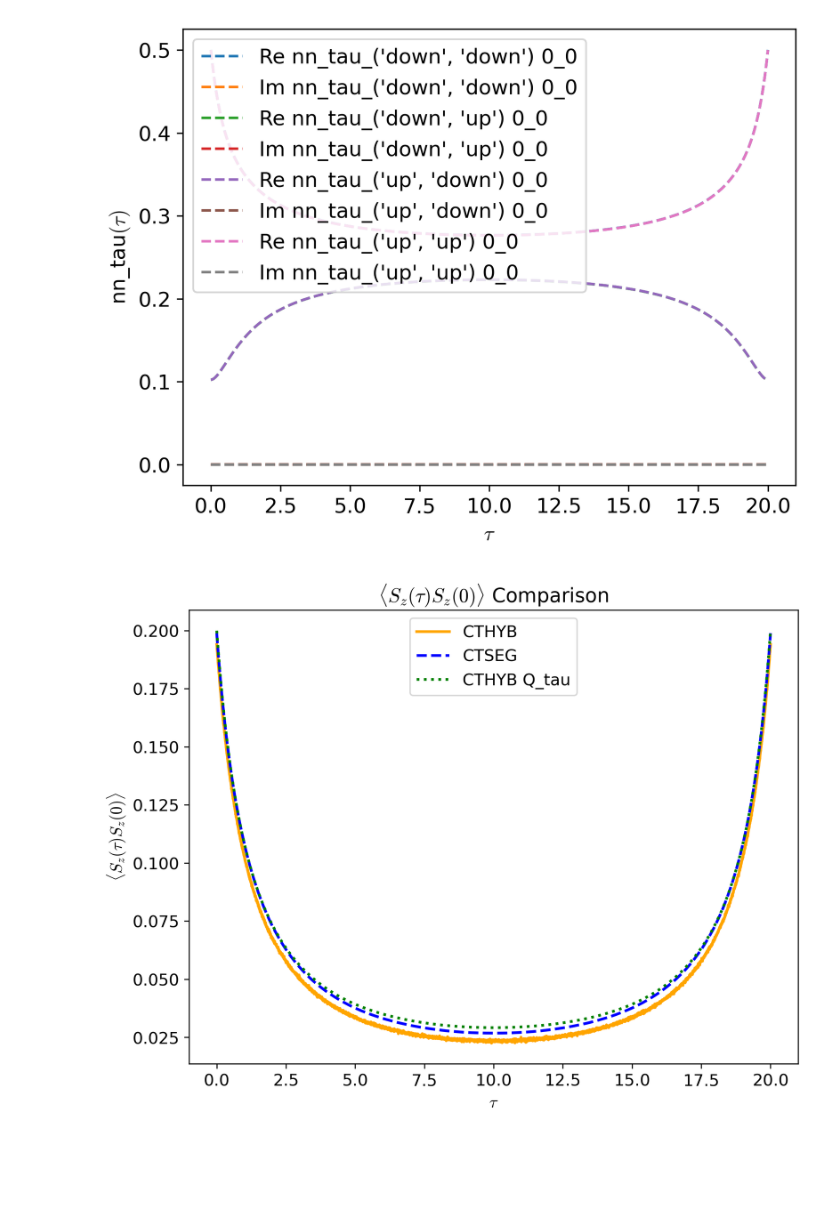
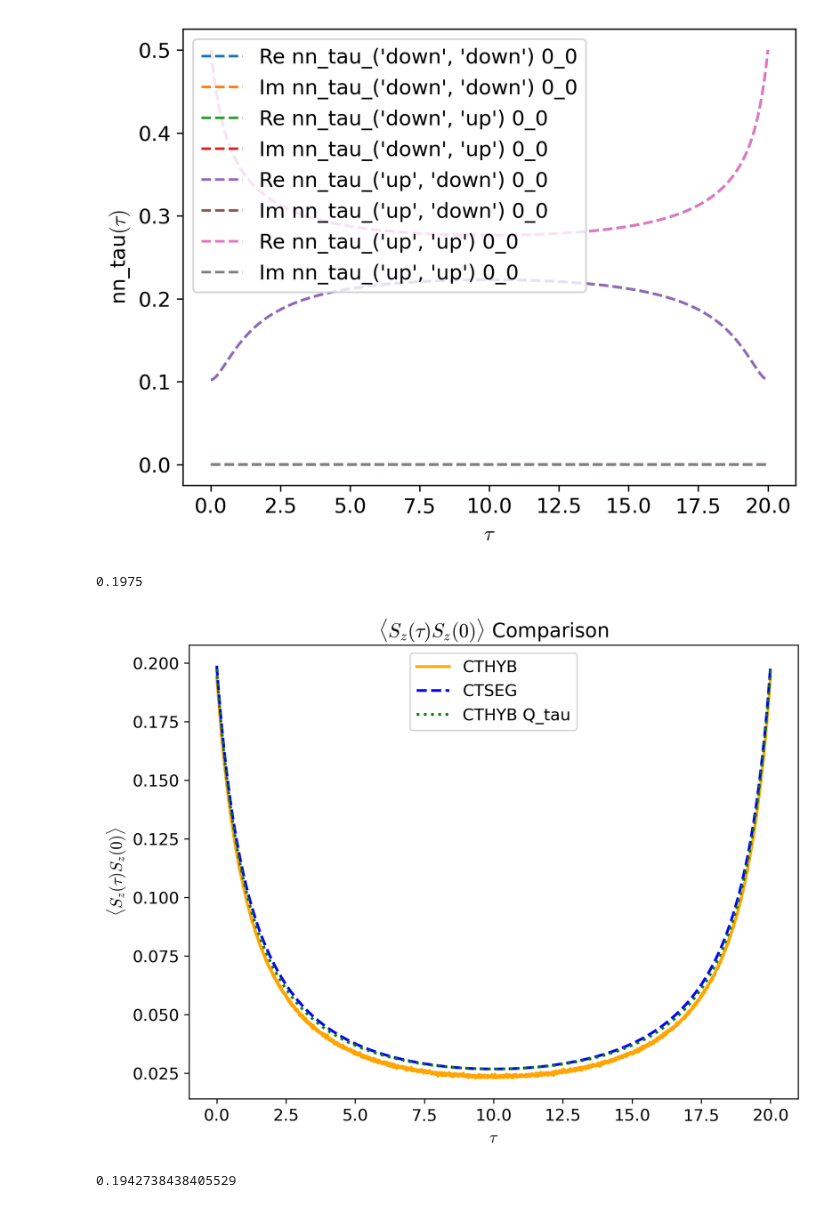
Before and after one commit to andrewkhardy/cthyb, a Jupyter notebook: benchmark/dynamic_int/CTHYB_Benchmarking_Minimal.ipynb, the cells around one changed output. Saved outputs shown, nothing was run; the diff lists cells and outputs as text; code cells hidden in the pictures; blank space fills up the shorter version.

```diff
--- a/benchmark/dynamic_int/CTHYB_Benchmarking_Minimal.ipynb
+++ b/benchmark/dynamic_int/CTHYB_Benchmarking_Minimal.ipynb
@@ -30,6 +30,7 @@ with HDFArchive(f_cthyb, "r") as A:
     K_n = A["K_n"]
     Q_tau = A["Q_tau"]
     average_sign = A["average_sign"]
+    offset = A["SzSz_offset"]
 with HDFArchive(f_ctseg, "r") as A:
     G_tau_seg = A["G_tau"]
     nn_seg = A["nn_tau"]
@@ -88,26 +89,34 @@ legend = plt.legend()
 plt.show()
 # %% [output]
 [figure]
+# %%
+0.25*(0.5+0.5 - 2*0.105)
+# %% [output]
+0.1975
 # %%
 SzSz_seg = 0.25 * (nn_seg['up', 'up'].data[:, 0, 0].real
                  + nn_seg['down', 'down'].data[:, 0, 0].real
                  - nn_seg['up', 'down'].data[:, 0, 0].real
                  - nn_seg['down', 'up'].data[:, 0, 0].real)
 SzSz_tau = 0.25*(Q_tau['up', 'up'].data[:, 0, 0].real + Q_tau['down', 'down'].data[:, 0, 0].real
-                 - Q_tau['up', 'down'].data[:, 0, 0].real - Q_tau['down', 'up'].data[:, 0, 0].real)  +0.2#
+                 - Q_tau['up', 'down'].data[:, 0, 0].real - Q_tau['down', 'up'].data[:, 0, 0].real)  + offset# +0.00375#
 tau_seg = np.array([float(t) for t in nn_seg['up', 'up'].mesh])
 
 tau_hyb = np.array([float(t) for t in Sz_hyb.mesh])
-SzSz_hyb = Sz_hyb.data.real
+SzSz_hyb = Sz_hyb.data.real  #+0.0035
 
 plt.figure(figsize=(8, 6))
 plt.plot(tau_hyb, SzSz_hyb, color="orange", linewidth=2.0, label="CTHYB")
 plt.plot(tau_seg, SzSz_seg, color="blue", linewidth=2.0, label="CTSEG", linestyle="--")
 plt.plot(tau_hyb, SzSz_tau, color="green", linewidth=2.0, label="CTHYB Q_tau", linestyle=":")
 plt.title(r"$\langle S_z(\tau) S_z(0) \rangle$ Comparison")
 plt.ylabel(r"$\langle S_z(\tau) S_z(0) \rangle$")
 plt.xlabel(r"$\tau$")
 plt.legend()
 plt.show()
 # %% [output]
-[figure, old version]
+[figure, new version]
+# %%
+offset
+# %% [output]
+0.1942738438405529
```
Also changed, not shown: parts of 1 cell of this notebook, 4 other files.
